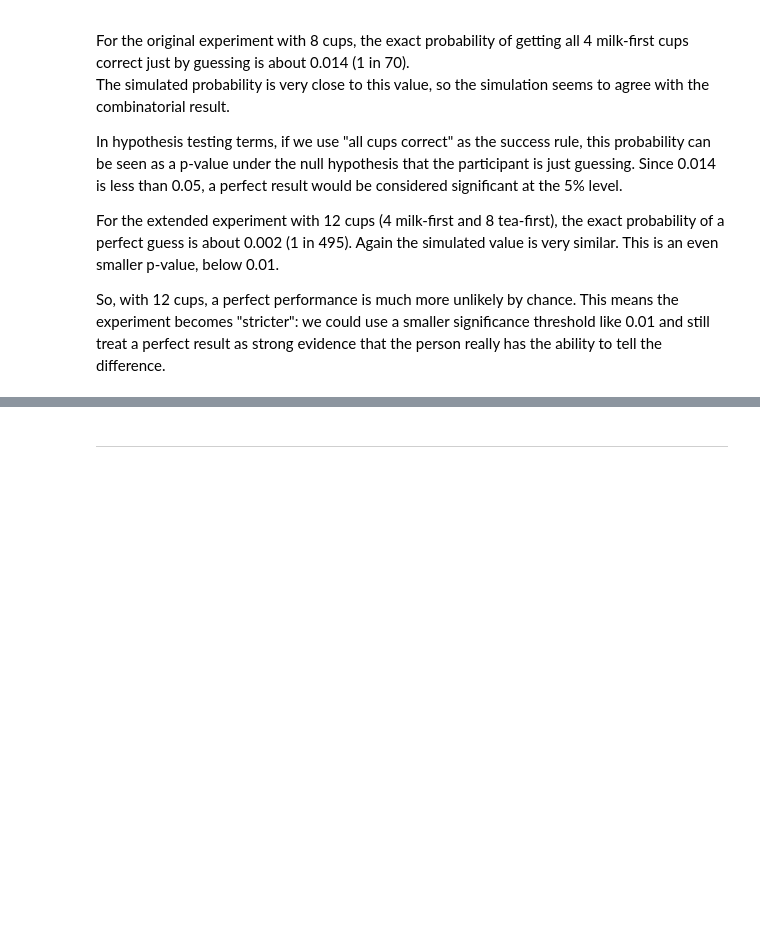
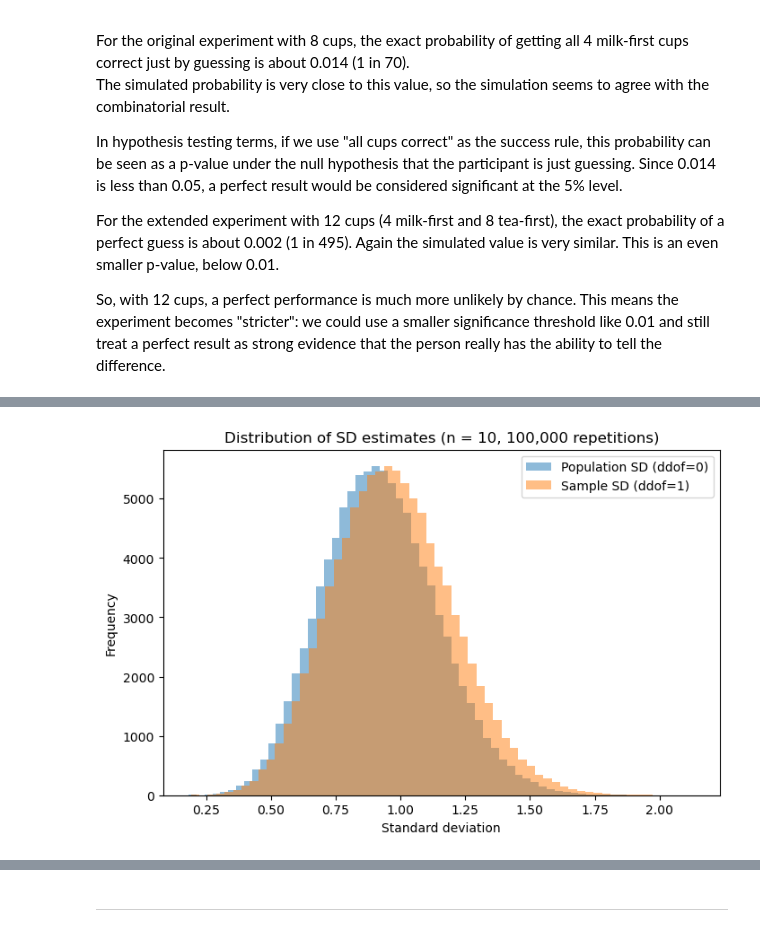
Before and after one commit to GabrielaDomiciano/applied_statistics_assignment, a Jupyter notebook: problems.ipynb, the cells around one changed output, grey strips where cells are left out. Drawn from its saved outputs; the diff is of its cells as text; code cells hidden in the pictures; blank space fills up the shorter version.

Commit message:
Added histogram plots and discussion for Problem 2

```diff
--- a/problems.ipynb
+++ b/problems.ipynb
@@ -263,0 +286,29 @@ display(btn_12, output_12)
+# %%
+# Set a seed for reproducibility
+rng = np.random.default_rng(123)
+
+n_samples = 100_000   # number of repeated samples
+sample_size = 10      # per the instructions
+
+# Arrays to store the SDs
+sd_ddof0 = np.zeros(n_samples)
+sd_ddof1 = np.zeros(n_samples)
+
+# Generate 100k samples and compute SDs
+for i in range(n_samples):
+    data = rng.standard_normal(sample_size)
+    sd_ddof0[i] = np.std(data, ddof=0)   # population SD
+    sd_ddof1[i] = np.std(data, ddof=1)   # sample SD
+# %%
+plt.figure(figsize=(8,5))
+
+plt.hist(sd_ddof0, bins=60, alpha=0.5, label="Population SD (ddof=0)")
+plt.hist(sd_ddof1, bins=60, alpha=0.5, label="Sample SD (ddof=1)")
+
+plt.title("Distribution of SD estimates (n = 10, 100,000 repetitions)")
+plt.xlabel("Standard deviation")
+plt.ylabel("Frequency")
+plt.legend()
+plt.show()
+# %% [output]
+[figure, added]
```
Also changed, not shown: parts of 16 cells of this notebook.
